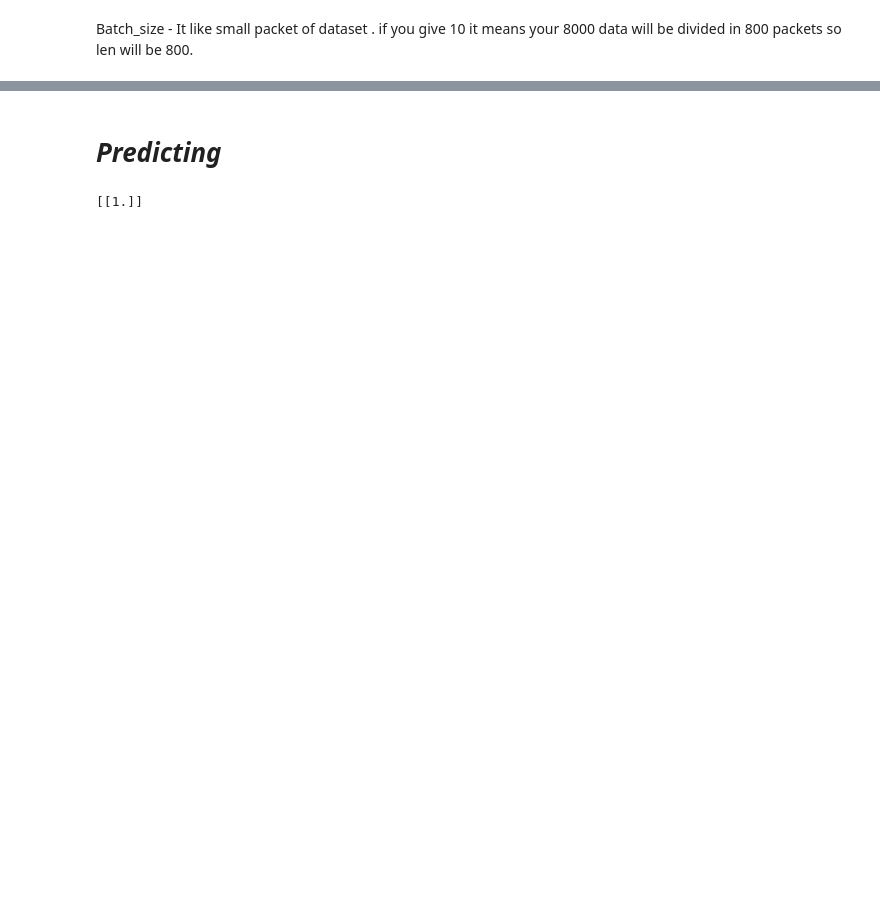
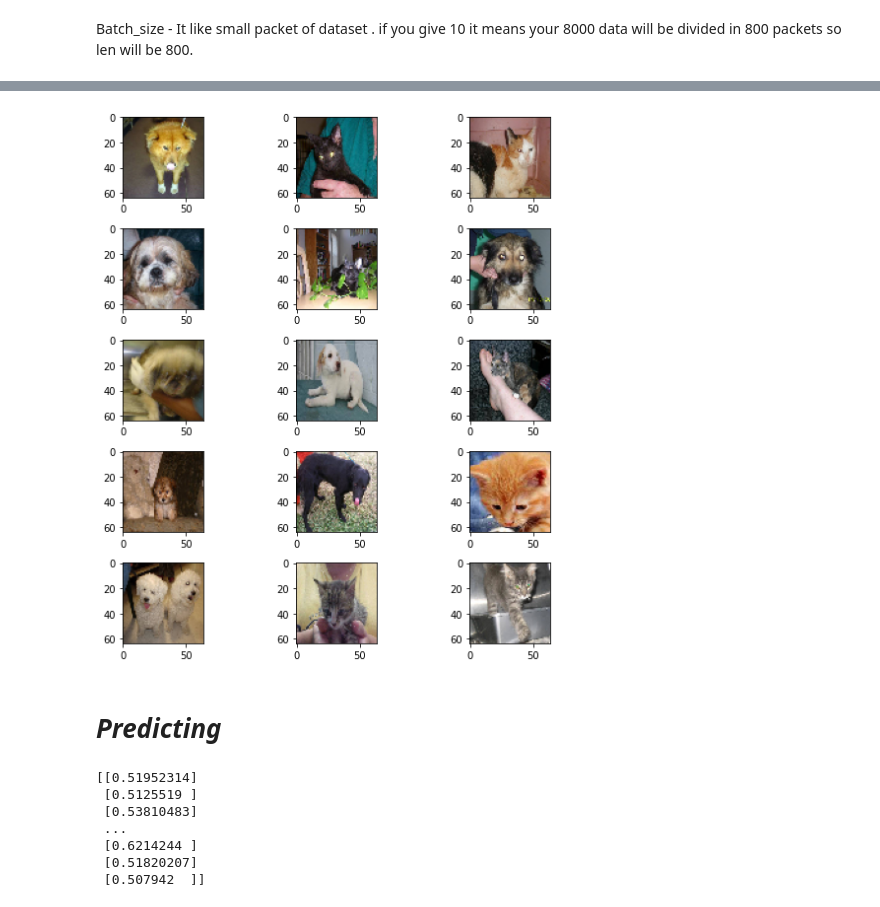
Before and after one commit to Pratick9/Dog-vs-Cat-Classifier, a Jupyter notebook: CNN.ipynb, the cells around one changed output, grey strips where cells are left out. Cells and saved outputs as stored; diff of their text form; code cells hidden in the pictures; blank space fills up the shorter version.

```diff
--- a/CNN.ipynb
+++ b/CNN.ipynb
@@ -69,7 +71,7 @@ Found 8005 images belonging to 2 classes.
 # %%
 test_set = test_data.flow_from_directory('/content/drive/MyDrive/Dataset/test_set/test_set',
                                               target_size=(64, 64),
-                                              batch_size=5,
+                                              batch_size=1,
                                               class_mode='binary')
 # %% [output]
 Found 2023 images belonging to 2 classes.
@@ -96,3 +113,15 @@ KeyboardInterrupt: ignored
+# %%
+plt.figure(figsize=(8, 8))
+for i in range(0, 15):
+    plt.subplot(5, 3, i+1)
+    for img in next(test_set):
+        image = img[0]
+        plt.imshow(image)
+        break
+plt.tight_layout()
+plt.show()
+# %% [output]
+[figure, added]
 # %% [markdown]
 
 
@@ -110,10 +139,16 @@ test_image = image.img_to_array(test_image)
 test_image = np.expand_dims(test_image, axis = 0)
 # %%
 # predict the correct image
-result = classifier.predict(test_image)
+result = classifier.predict(test_set)
 print(result)
 # %% [output]
-[[1.]]
+[[0.51952314]
+ [0.5125519 ]
+ [0.53810483]
+ ...
+ [0.6214244 ]
+ [0.51820207]
+ [0.507942  ]]
 # %%
 # on the basis of training predict img
 train_set.class_indices
```
Also changed, not shown: parts of 10 cells of this notebook.
